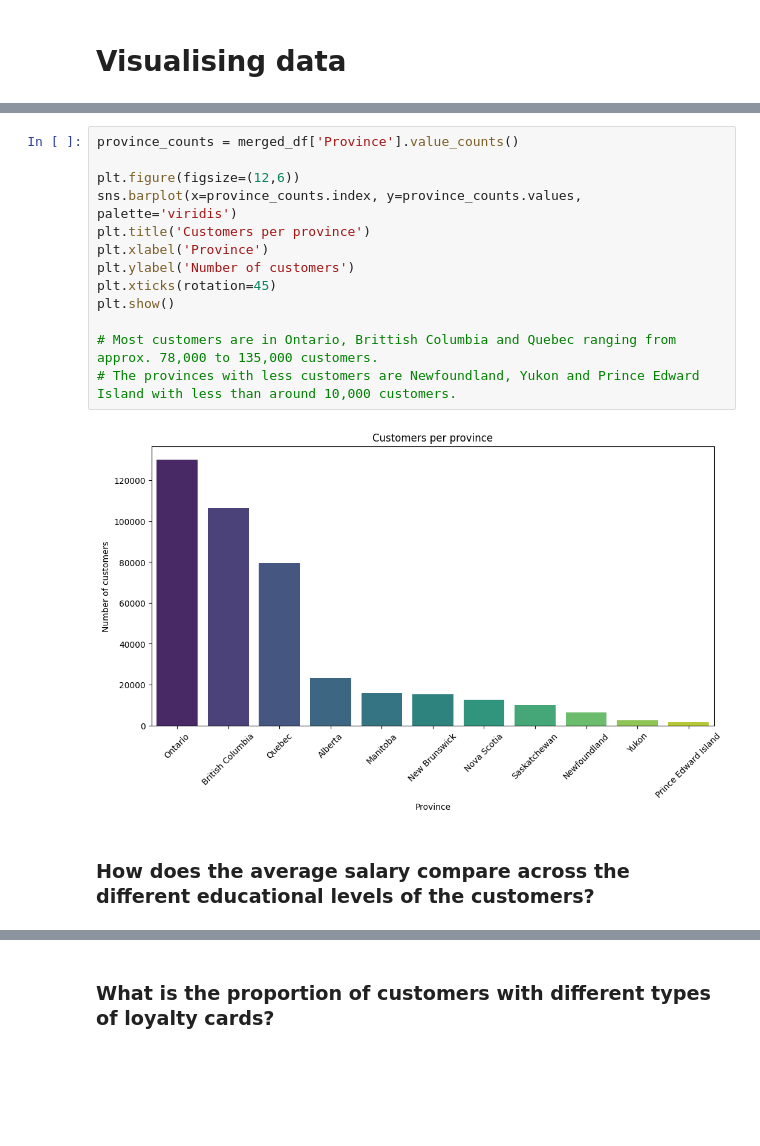
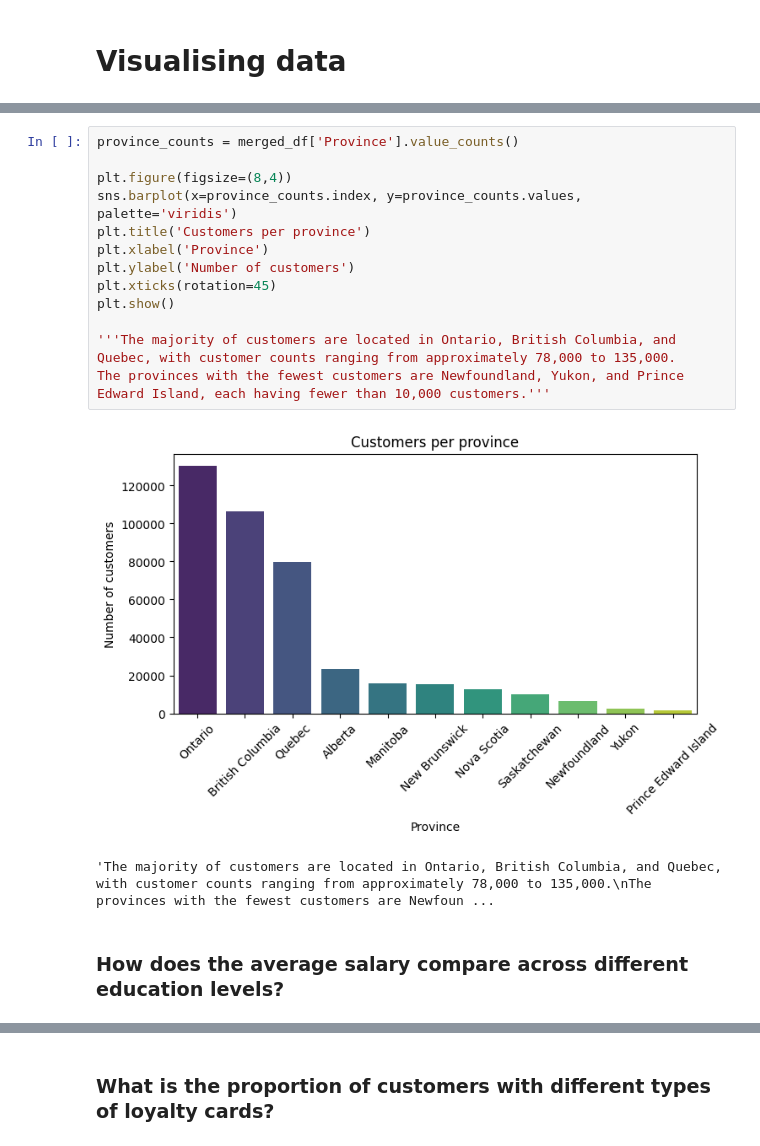
Before and after one commit to Adalab/bda-modulo-3-evaluacion-final-FiSaRaff, a Jupyter notebook: Notebooks/evaluacion_final_fiona.ipynb, the cells around one changed output, grey strips where cells are left out. Cells and saved outputs as stored; diff of their text form; blank space fills up the shorter version.

```diff
--- a/Notebooks/evaluacion_final_fiona.ipynb
+++ b/Notebooks/evaluacion_final_fiona.ipynb
@@ -427,20 +444,21 @@ plt.show()
 # %%
 province_counts = merged_df['Province'].value_counts()
 
-plt.figure(figsize=(12,6))
+plt.figure(figsize=(8,4))
 sns.barplot(x=province_counts.index, y=province_counts.values, palette='viridis')
 plt.title('Customers per province')
 plt.xlabel('Province')
 plt.ylabel('Number of customers')
 plt.xticks(rotation=45)
 plt.show()
 
-# Most customers are in Ontario, Brittish Columbia and Quebec ranging from approx. 78,000 to 135,000 customers.
-# The provinces with less customers are Newfoundland, Yukon and Prince Edward Island with less than around 10,000 customers.
+'''The majority of customers are located in Ontario, British Columbia, and Quebec, with customer counts ranging from approximately 78,000 to 135,000.
+The provinces with the fewest customers are Newfoundland, Yukon, and Prince Edward Island, each having fewer than 10,000 customers.'''
 # %% [output]
-[figure, old version]
+[figure, new version]
+'The majority of customers are located in Ontario, British Columbia, and Quebec, with customer counts ranging from approximately 78,000 to 135,000.\nThe provinces with the fewest customers are Newfoun ...
 # %% [markdown]
-### How does the average salary compare across the different educational levels of the customers?
+### How does the average salary compare across different education levels?
 # %%
 education_filter = merged_df.loc[merged_df['Education'] != 'College'].reset_index() # Customers with Education 'College' have no salary details.
 
```
Also changed, not shown: parts of 43 cells of this notebook, 2 other files.
